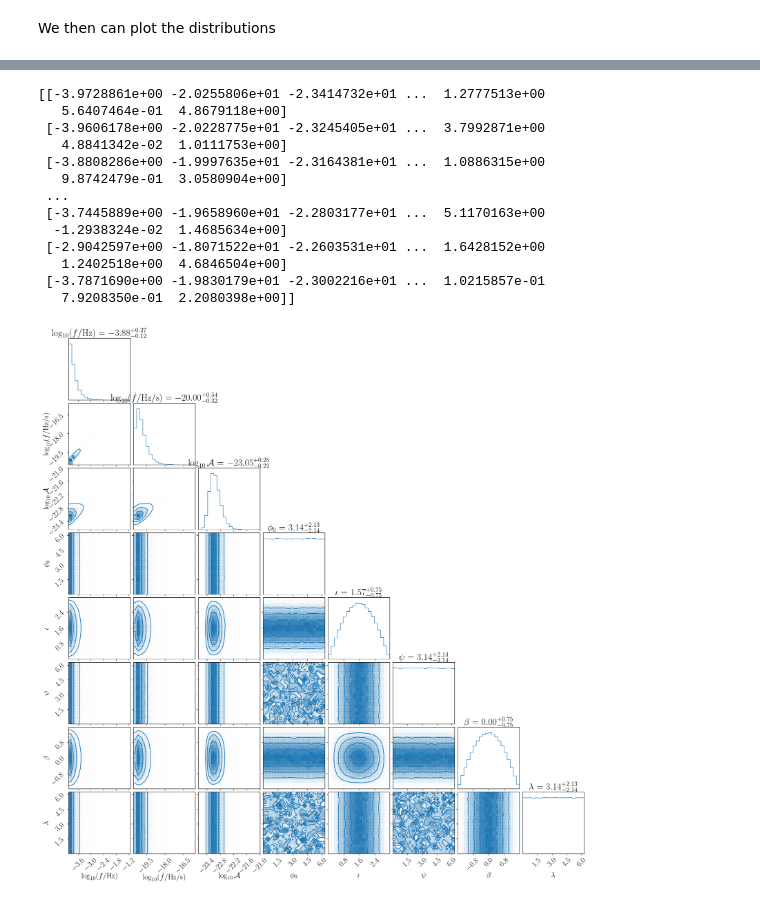
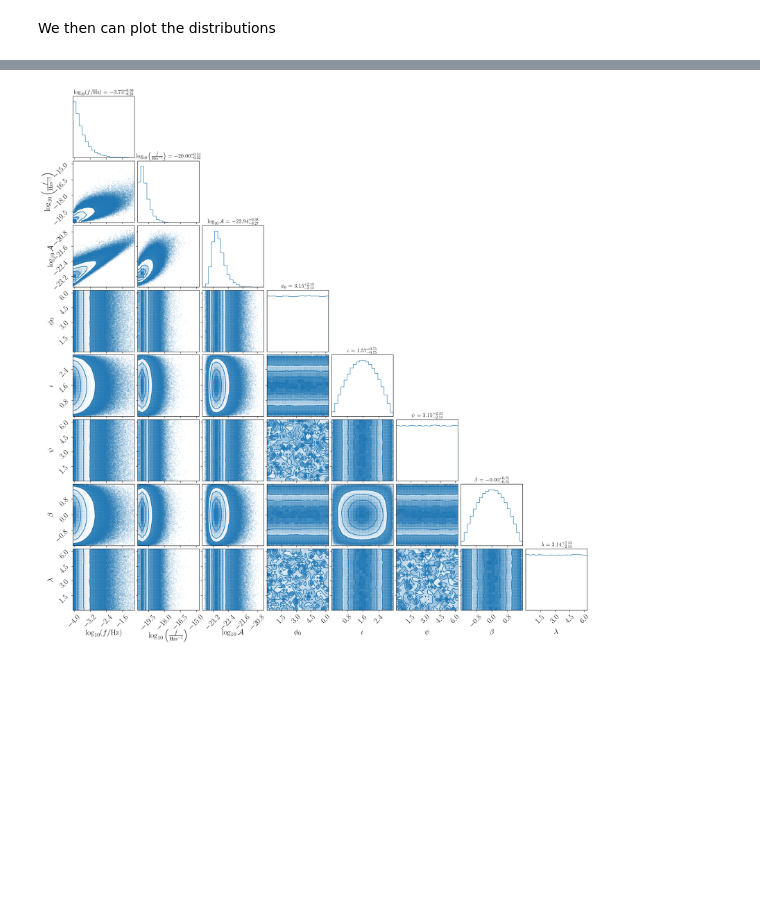
Before and after one commit to fdesanti/fast-lisa-subtraction, a Jupyter notebook: docs/source/indexes/simulating_catalogs.ipynb, the cells around one changed output, grey strips where cells are left out. Saved outputs shown, nothing was run; the diff lists cells and outputs as text; code cells hidden in the pictures; blank space fills up the shorter version.

```diff
--- a/docs/source/indexes/simulating_catalogs.ipynb
+++ b/docs/source/indexes/simulating_catalogs.ipynb
@@ -59,7 +59,7 @@ We first need to define a dictionary with the prior for each set of parameters,
 from fast_lisa_subtraction.priors import *
 
 prior_dict = dict(
-                Frequency           = PowerLaw(alpha=-2.9, minimum=1e-4, maximum=1e-1, name='Frequency', device=device),
+                Frequency           = PowerLaw(alpha=-2, minimum=1e-4, maximum=1e-1, name='Frequency', device=device),
                 FrequencyDerivative = Gamma(alpha=2, beta=3, offset=-20.0, name='FrequencyDerivative', device=device),
                 Amplitude           = LogNormal(mu=-21.5, sigma=0.2, minimum=-24.5, maximum=-20.5, name='Amplitude', device=device),
                 InitialPhase        = Uniform(0, 2*np.pi, name='InitialPhase', device=device),
@@ -78,7 +78,7 @@ GB_population = GalacticBinaryPopulation(priors=prior_dict, device=device)
 
 # Generate samples from the population
 N = int(1e6)
-GB_population_samples = GB_population.sample(N, copula=True, kind='gaussian', rho=0.995)
+GB_population_samples = GB_population.sample(N, copula=True, kind='gaussian', rho=0.8)
 
 # Convert to a dataframe and inspect the columns
 GB_population_df = GB_population_samples.dataframe()
@@ -110,7 +110,7 @@ from fast_lisa_subtraction.utils import latexify
 
 latex_dict = {
     'Frequency': r'$\log_{10}(f/{\rm Hz})$',
-    'FrequencyDerivative': r'$\log_{10}(\dot{f}/{\rm Hz/s})$',
+    'FrequencyDerivative': r'$\log_{10}\left(\frac{\dot{f}}{{\rm Hzs^{-1}}}\right)$',
     'Amplitude': r'$\log_{10}\mathcal{A}$',
     'InitialPhase': r'$\phi_0$',
     'Inclination': r'$\iota$',
@@ -131,5 +131,5 @@ def plot_catalogue(pop_samples, **corner_kwargs):
 
     return corner(pop_samples_numpy, labels=latex_labels, **corner_kwargs)
 # %%
-fig = plot_catalogue(GB_population_samples, show_titles=True, color='C0', plot_datapoints=False)
+fig = plot_catalogue(GB_population_samples, color='C0', plot_datapoints=True, show_titles=True, title_kwargs={'fontsize': 13})
 # %% [output]
@@ -137,14 +136 @@ fig = plot_catalogue(GB_population_samples, show_titles=True, color='C0', plot_d
-[[-3.9728861e+00 -2.0255806e+01 -2.3414732e+01 ...  1.2777513e+00
-   5.6407464e-01  4.8679118e+00]
- [-3.9606178e+00 -2.0228775e+01 -2.3245405e+01 ...  3.7992871e+00
-   4.8841342e-02  1.0111753e+00]
- [-3.8808286e+00 -1.9997635e+01 -2.3164381e+01 ...  1.0886315e+00
-   9.8742479e-01  3.0580904e+00]
- ...
- [-3.7445889e+00 -1.9658960e+01 -2.2803177e+01 ...  5.1170163e+00
-  -1.2938324e-02  1.4685634e+00]
- [-2.9042597e+00 -1.8071522e+01 -2.2603531e+01 ...  1.6428152e+00
-   1.2402518e+00  4.6846504e+00]
- [-3.7871690e+00 -1.9830179e+01 -2.3002216e+01 ...  1.0215857e-01
-   7.9208350e-01  2.2080398e+00]]
-[figure, old version]
+[figure, new version]
```
Also changed, not shown: parts of 4 cells of this notebook, 1 other file.
